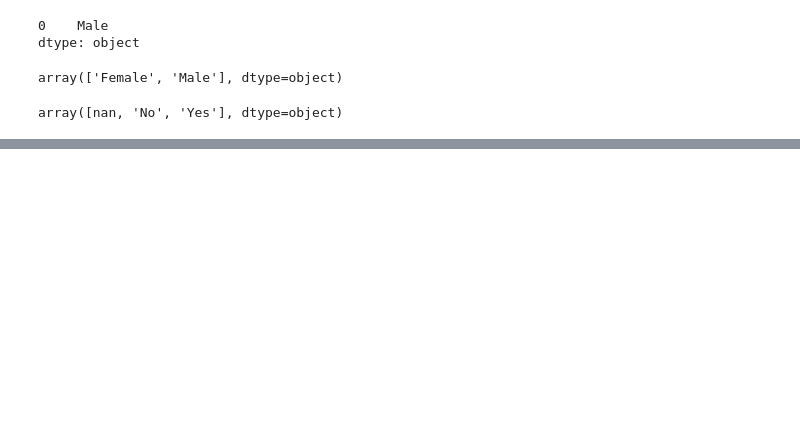
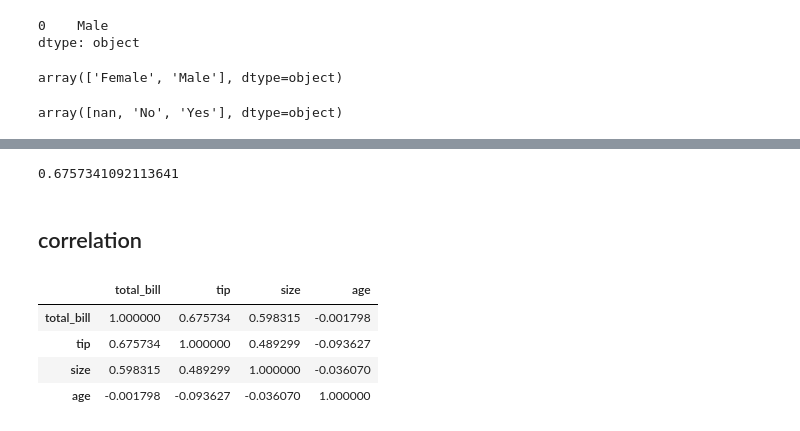
Before and after one commit to YOUNGitacina/Data-mining-course, a Jupyter notebook: DataUnd/Du_class.ipynb, the cells around one changed output, grey strips where cells are left out. Saved outputs shown, nothing was run; the diff lists cells and outputs as text; code cells hidden in the pictures; blank space fills up the shorter version.

```diff
--- a/DataUnd/Du_class.ipynb
+++ b/DataUnd/Du_class.ipynb
@@ -182,0 +203,14 @@ array([nan, 'No', 'Yes'], dtype=object)
+# %%
+join_df['total_bill'].corr(join_df['tip'])
+# %% [output]
+0.6757341092113641
+# %% [markdown]
+## correlation
+# %%
+join_df.corr()
+# %% [output]
+|  | total_bill | tip | size | age |
+| total_bill | 1.000000 | 0.675734 | 0.598315 | -0.001798 |
+| tip | 0.675734 | 1.000000 | 0.489299 | -0.093627 |
+| size | 0.598315 | 0.489299 | 1.000000 | -0.036070 |
+| age | -0.001798 | -0.093627 | -0.036070 | 1.000000 |
```
Also changed, not shown: parts of 5 cells of this notebook.
